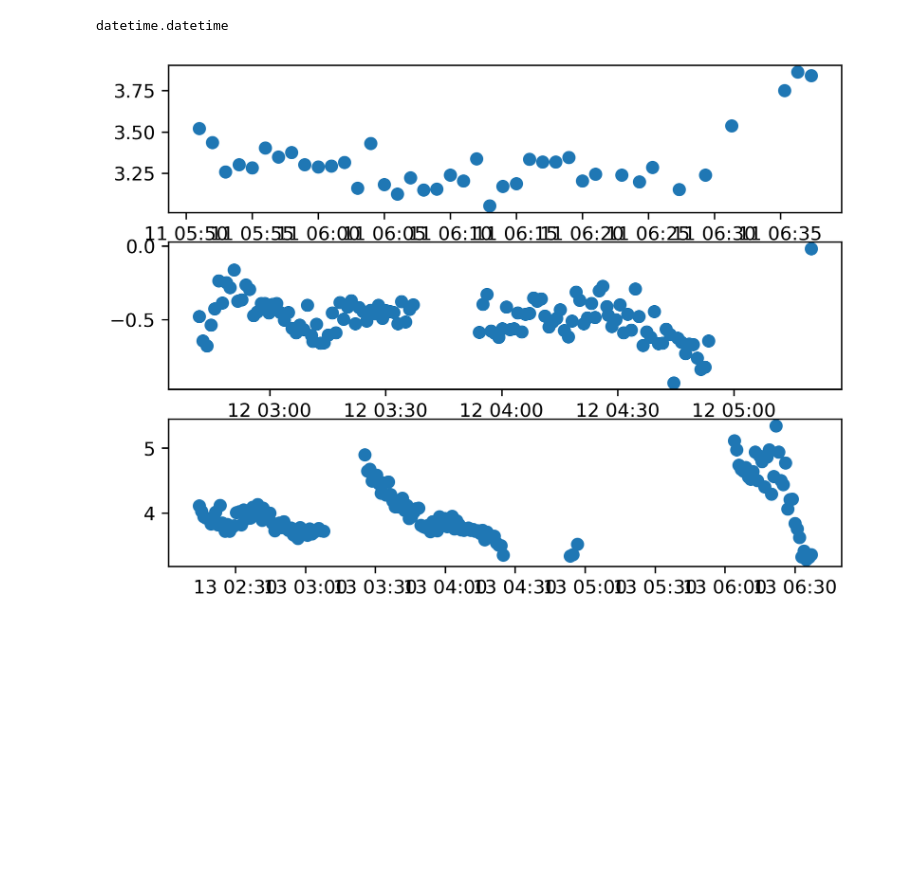
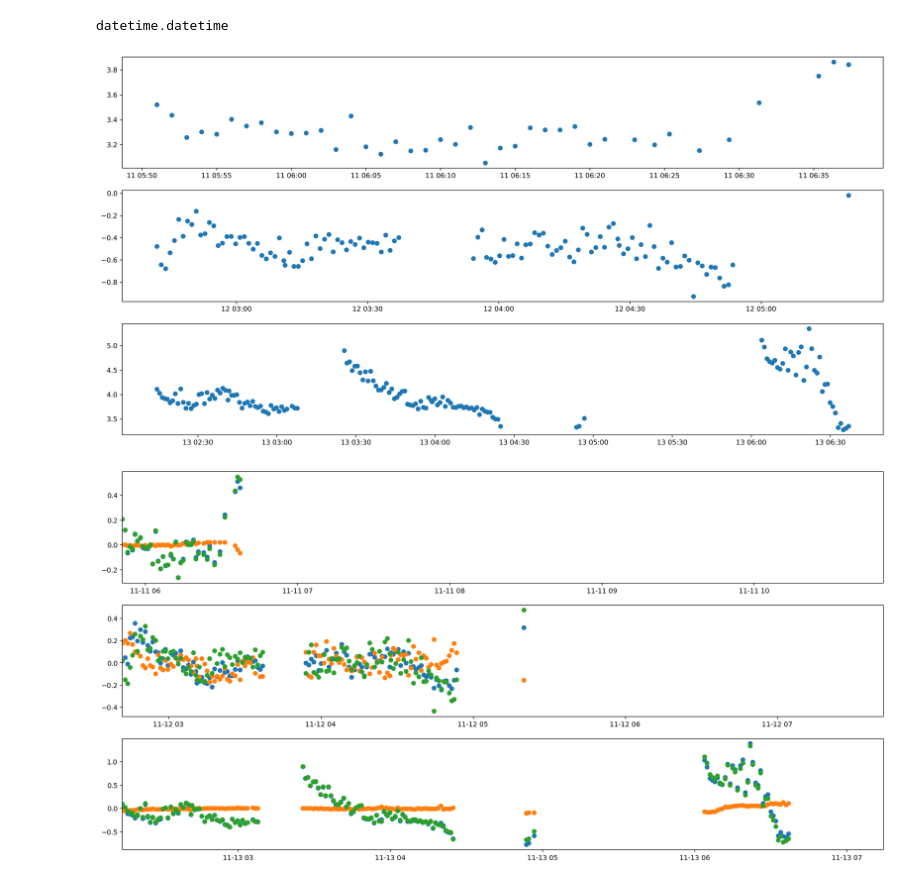
Before and after one commit to mkzeender/astrophysics-brorfelde, a Jupyter notebook: photometry.ipynb, the cells around one changed output. Cells and saved outputs as stored; diff of their text form; code cells hidden in the pictures; blank space fills up the shorter version.

```diff
--- a/photometry.ipynb
+++ b/photometry.ipynb
@@ -244,24 +245,33 @@ datetime.datetime
 # %%
 %matplotlib inline
 
 data = photometry_3
 
 fig, axes = plt.subplots(3)
 
 fig.set_dpi(300)
+fig.set_figheight(10)
+fig.set_figwidth(20)
 
 for data, ax in zip((photometry_1, photometry_2_group_1, photometry_3), axes):
     ax.scatter(data['timestamp'], data['differential_mag'])
 # %% [output]
-[figure, old version]
+[figure, new version]
 # %%
-fig, ax = plt.subplots(3)
+fig, axes = plt.subplots(3)
 fig.set_figheight(10)
 fig.set_figwidth(20)
 
+for data, ax in zip((photometry_1, photometry_2_group_1, photometry_3), axes):
+    for y_name in 'uncalibrated_target_mag', 'uncalibrated_star_mag', 'differential_mag':
+        ax.scatter(data['timestamp'],data[y_name] - np.mean(data[y_name]))
 
-    ax.scatter(data['timestamp'],data['uncalibrated_star_mag'])
-    ax.scatter(data['timestamp'],data['uncalibrated_star_mag'])
+        t_0 = min(data['timestamp'])
+        ax.set_xlim((t_0, t_0 + timedelta(hours=5)))
+    # ax.scatter(data['timestamp'],data['uncalibrated_star_mag'])
+    # ax.scatter(data['timestamp'],data['differential_mag'])
 
 # To zoom in/out you can set the ylimits:
-plt.ylim(18,10)
+#plt.ylim(18,10)
+# %% [output]
+[figure, added]
```
Also changed, not shown: parts of 1 cell of this notebook, 1 other file.
